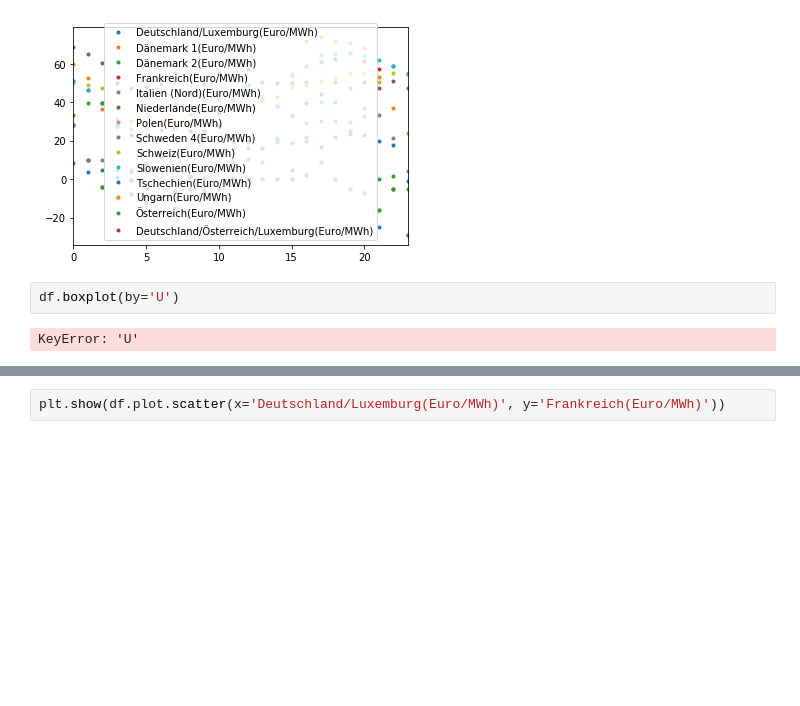
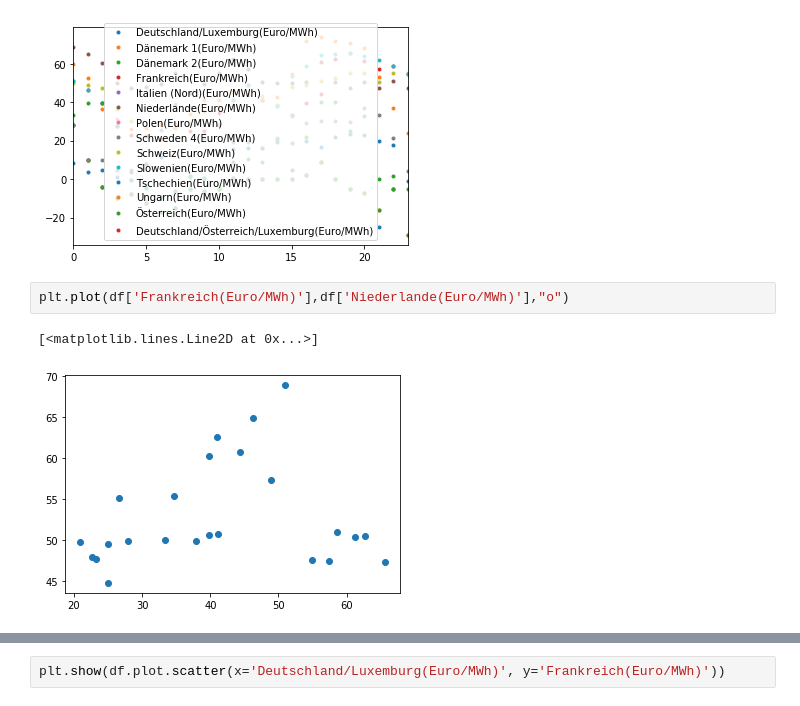
Before and after one commit to alrusa/seminarws1920, a Jupyter notebook: seminar.ipynb, the cells around one changed output, grey strips where cells are left out. Cells and saved outputs as stored; diff of their text form; blank space fills up the shorter version.

```diff
--- a/seminar.ipynb
+++ b/seminar.ipynb
@@ -167,7 +147,8 @@ df.plot(style='.')
 # %% [output]
 <matplotlib.axes._subplots.AxesSubplot at 0x...>
 [figure]
-# %%
-df.boxplot(by='U')
-# %% [output]
-KeyError: 'U'
+# %%
+plt.plot(df['Frankreich(Euro/MWh)'],df['Niederlande(Euro/MWh)'],"o")
+# %% [output]
+[<matplotlib.lines.Line2D at 0x...>]
+[figure, added]
```
Also changed, not shown: parts of 24 cells of this notebook.
